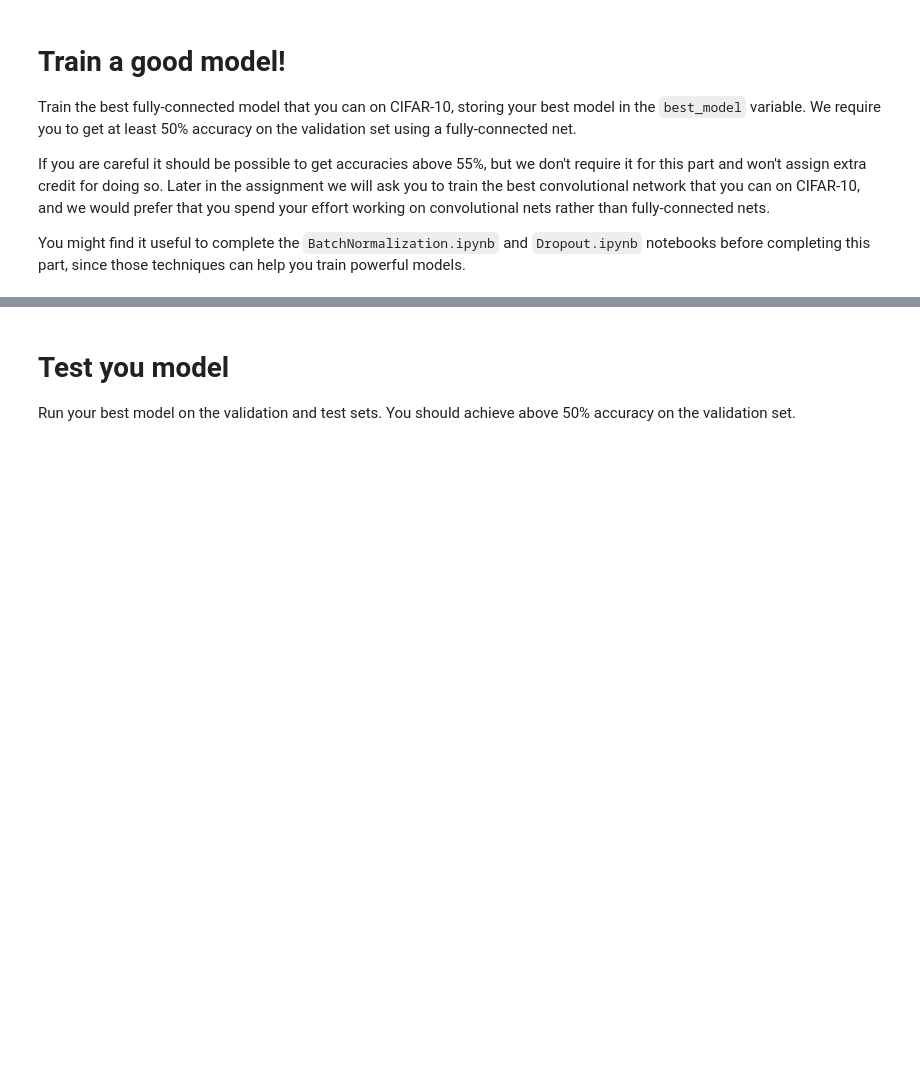
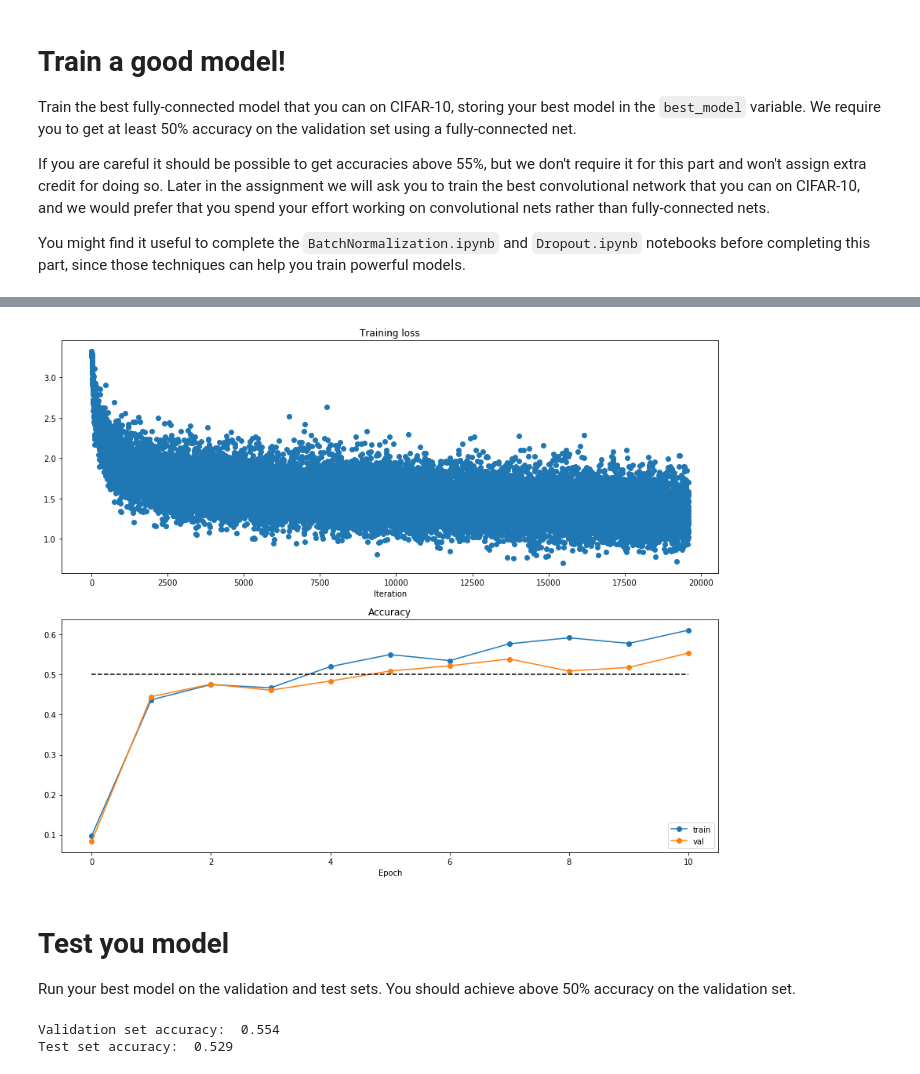
Before and after one commit to Freshield/LEARN_CS231N, a Jupyter notebook: assignment2/FullyConnectedNets.ipynb, the cells around one changed output, grey strips where cells are left out. Saved outputs shown, nothing was run; the diff lists cells and outputs as text; code cells hidden in the pictures; blank space fills up the shorter version.

```diff
--- a/assignment2/FullyConnectedNets.ipynb
+++ b/assignment2/FullyConnectedNets.ipynb
@@ -767,0 +776,42 @@ pass
+# %%
+best_model = None
+################################################################################
+# TODO: Train the best FullyConnectedNet that you can on CIFAR-10. You might   #
+# batch normalization and dropout useful. Store your best model in the         #
+# best_model variable.                                                         #
+################################################################################
+reg_choices = [0, 0.02, 0.05]
+netstructure_choice = [[100, 100, 100, 100]]
+
+lr = 3.113669e-04
+ws = 2.461858e-02
+
+model = FullyConnectedNet(hidden_dims=netstructure_choice[0], reg=1e-2, weight_scale=ws,
+                          dtype=np.float64, use_batchnorm=False)
+
+solver = Solver(model, data, num_epochs=10, batch_size=25, update_rule='adam',
+                optim_config={
+                    'learning_rate':lr
+                },
+                print_every=100, lr_decay=0.9, verbose=True)
+
+solver.train()
+
+plt.subplot(2, 1, 1)
+plt.title('Training loss')
+plt.plot(solver.loss_history, 'o')
+plt.xlabel('Iteration')
+
+plt.subplot(2, 1, 2)
+plt.title('Accuracy')
+plt.plot(solver.train_acc_history, '-o', label='train')
+plt.plot(solver.val_acc_history, '-o', label='val')
+plt.plot([0.5] * len(solver.val_acc_history), 'k--')
+plt.xlabel('Epoch')
+plt.legend(loc='lower right')
+plt.gcf().set_size_inches(15, 12)
+plt.show()
+################################################################################
+#                              END OF YOUR CODE                                #
+################################################################################
+# %% [output]
@@ -768,8 +835,19 @@ pass
+[figure, added]
 # %% [markdown]
 # Test you model
 Run your best model on the validation and test sets. You should achieve above 50% accuracy on the validation set.
 # %%
+best_model = model
+
+X_val= data['X_val']
+y_val= data['y_val']
+X_test= data['X_test']
+y_test= data['y_test']
+
 y_test_pred = np.argmax(best_model.loss(X_test), axis=1)
 y_val_pred = np.argmax(best_model.loss(X_val), axis=1)
 print 'Validation set accuracy: ', (y_val_pred == y_val).mean()
 print 'Test set accuracy: ', (y_test_pred == y_test).mean()
+# %% [output]
+Validation set accuracy:  0.554
+Test set accuracy:  0.529
```
Also changed, not shown: parts of 3 cells of this notebook.
